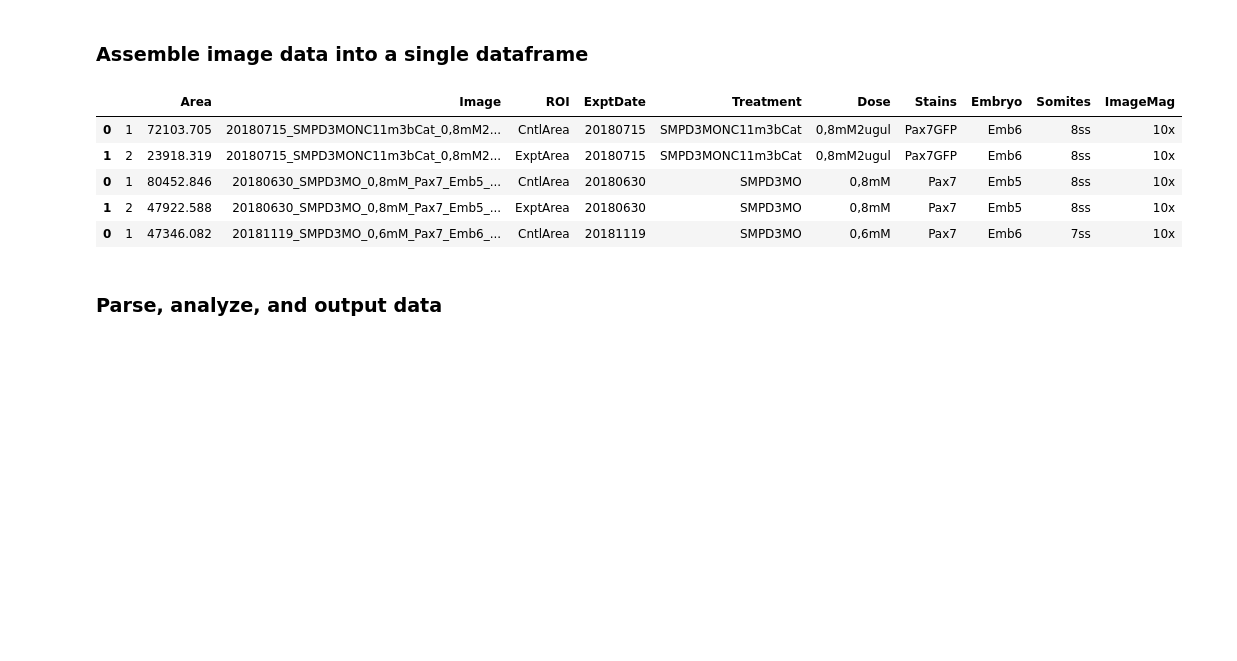
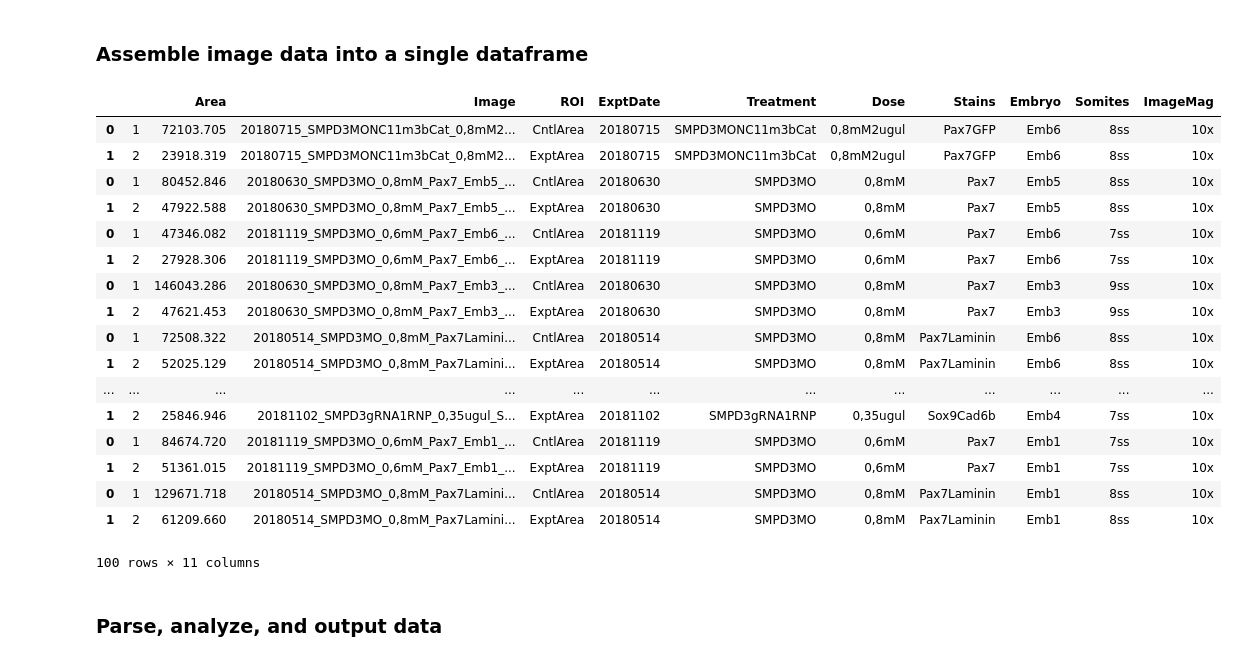
Before and after one commit to candrews19/data, a Jupyter notebook: nSMase2/MigrationArea/Master_MigrationAnalysis.ipynb, the cells around one changed output. Cells and saved outputs as stored; diff of their text form; code cells hidden in the pictures; blank space fills up the shorter version.

```diff
--- a/nSMase2/MigrationArea/Master_MigrationAnalysis.ipynb
+++ b/nSMase2/MigrationArea/Master_MigrationAnalysis.ipynb
@@ -26,32 +26,44 @@ dabest v0.2.4
 # %%
 # Add analysis date here to apply to dataframe
 analysis_date = '20190709'
 
 path = os.path.abspath('')+'/CSVs/'
 full_df = pd.DataFrame()
 list_ = []
 
 # For loop to bring in files and concatenate them into a single dataframe
 for file_ in glob.glob(path + "/*.csv"):
     df = pd.read_csv(file_)
     # Determine Image name from file name
     df['Image'] = os.path.splitext(os.path.basename(file_))[0]
     # Split values in ROI label and Image name columns
     df['delete1'], df['ROI'], df['delete2'], df['delete3'] = zip(*df['Label'].map(lambda x: x.split(':')))
     (df['ExptDate'], df['Treatment'], df['Dose'], df['Stains'], df['Embryo'],
         df['Somites'], df['ImageMag']) = zip(*df['Image'].map(lambda x: x.split('_')))
     list_.append(df)
 
 full_df = pd.concat(list_)
 full_df = full_df.drop(['Label', 'Mean', 'IntDen', 'RawIntDen', 'delete1', 'delete2', 'delete3'], axis=1)
-full_df.head()
+full_df.head(100)
 # %% [output]
 |  |  | Area | Image | ROI | ExptDate | Treatment | Dose | Stains | Embryo | Somites | ImageMag |
 | 0 | 1 | 72103.705 | 20180715_SMPD3MONC11m3bCat_0,8mM2... | CntlArea | 20180715 | SMPD3MONC11m3bCat | 0,8mM2ugul | Pax7GFP | Emb6 | 8ss | 10x |
 | 1 | 2 | 23918.319 | 20180715_SMPD3MONC11m3bCat_0,8mM2... | ExptArea | 20180715 | SMPD3MONC11m3bCat | 0,8mM2ugul | Pax7GFP | Emb6 | 8ss | 10x |
 | 0 | 1 | 80452.846 | 20180630_SMPD3MO_0,8mM_Pax7_Emb5_... | CntlArea | 20180630 | SMPD3MO | 0,8mM | Pax7 | Emb5 | 8ss | 10x |
 | 1 | 2 | 47922.588 | 20180630_SMPD3MO_0,8mM_Pax7_Emb5_... | ExptArea | 20180630 | SMPD3MO | 0,8mM | Pax7 | Emb5 | 8ss | 10x |
 | 0 | 1 | 47346.082 | 20181119_SMPD3MO_0,6mM_Pax7_Emb6_... | CntlArea | 20181119 | SMPD3MO | 0,6mM | Pax7 | Emb6 | 7ss | 10x |
+| 1 | 2 | 27928.306 | 20181119_SMPD3MO_0,6mM_Pax7_Emb6_... | ExptArea | 20181119 | SMPD3MO | 0,6mM | Pax7 | Emb6 | 7ss | 10x |
+| 0 | 1 | 146043.286 | 20180630_SMPD3MO_0,8mM_Pax7_Emb3_... | CntlArea | 20180630 | SMPD3MO | 0,8mM | Pax7 | Emb3 | 9ss | 10x |
+| 1 | 2 | 47621.453 | 20180630_SMPD3MO_0,8mM_Pax7_Emb3_... | ExptArea | 20180630 | SMPD3MO | 0,8mM | Pax7 | Emb3 | 9ss | 10x |
+| 0 | 1 | 72508.322 | 20180514_SMPD3MO_0,8mM_Pax7Lamini... | CntlArea | 20180514 | SMPD3MO | 0,8mM | Pax7Laminin | Emb6 | 8ss | 10x |
+| 1 | 2 | 52025.129 | 20180514_SMPD3MO_0,8mM_Pax7Lamini... | ExptArea | 20180514 | SMPD3MO | 0,8mM | Pax7Laminin | Emb6 | 8ss | 10x |
+| ... | ... | ... | ... | ... | ... | ... | ... | ... | ... | ... | ... |
+| 1 | 2 | 25846.946 | 20181102_SMPD3gRNA1RNP_0,35ugul_S... | ExptArea | 20181102 | SMPD3gRNA1RNP | 0,35ugul | Sox9Cad6b | Emb4 | 7ss | 10x |
+| 0 | 1 | 84674.720 | 20181119_SMPD3MO_0,6mM_Pax7_Emb1_... | CntlArea | 20181119 | SMPD3MO | 0,6mM | Pax7 | Emb1 | 7ss | 10x |
+| 1 | 2 | 51361.015 | 20181119_SMPD3MO_0,6mM_Pax7_Emb1_... | ExptArea | 20181119 | SMPD3MO | 0,6mM | Pax7 | Emb1 | 7ss | 10x |
+| 0 | 1 | 129671.718 | 20180514_SMPD3MO_0,8mM_Pax7Lamini... | CntlArea | 20180514 | SMPD3MO | 0,8mM | Pax7Laminin | Emb1 | 8ss | 10x |
+| 1 | 2 | 61209.660 | 20180514_SMPD3MO_0,8mM_Pax7Lamini... | ExptArea | 20180514 | SMPD3MO | 0,8mM | Pax7Laminin | Emb1 | 8ss | 10x |
+100 rows × 11 columns
 # %% [markdown]
 ### Parse, analyze, and output data
 # %%
```
